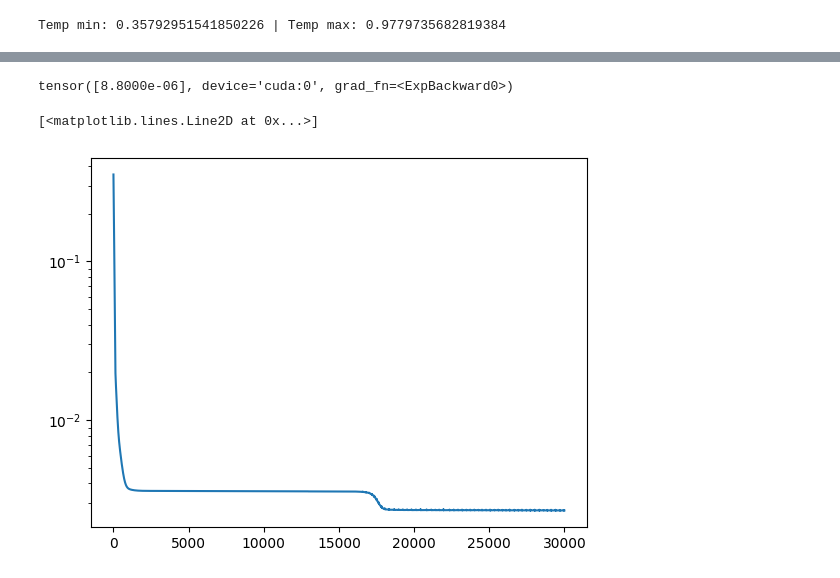
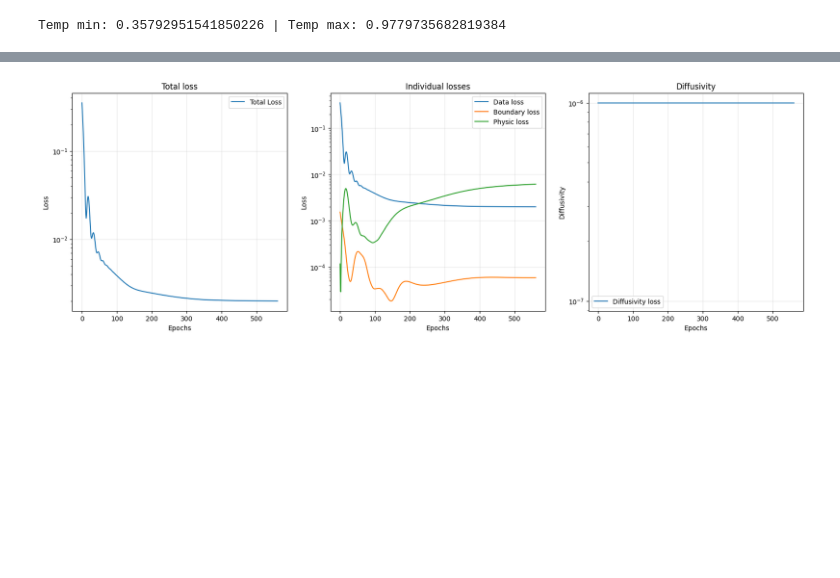
Before and after one commit to konrad-jaworski/Anisotropic_diffusivity_2, a Jupyter notebook: Experiment_with_1D_solution.ipynb, the cells around one changed output, grey strips where cells are left out. Saved outputs shown, nothing was run; the diff lists cells and outputs as text; code cells hidden in the pictures; blank space fills up the shorter version.

```diff
--- a/Experiment_with_1D_solution.ipynb
+++ b/Experiment_with_1D_solution.ipynb
@@ -8,7 +8,8 @@ from tqdm import tqdm
 # %%
 device = torch.device("cuda" if torch.cuda.is_available() else "cpu")
 # %%
-data=np.load(r'C:\Users\stone\Desktop\Synthetic_data_no_defect\2025_11_18_sample_100x100x5mm_no_defect_isotropic_gaussian_heat_no_conv_cond_5.npz',allow_pickle=True)
+# data=np.load(r'C:\Users\stone\Desktop\Synthetic_data_no_defect\2025_11_18_sample_100x100x5mm_no_defect_isotropic_gaussian_heat_no_conv_cond_5.npz',allow_pickle=True)
+data=np.load(r'/Volumes/KINGSTON/Synthetic_data_no_defect/2025_11_18_sample_100x100x5mm_no_defect_isotropic_gaussian_heat_no_conv_cond_5.npz')
 # %%
 data['meta']
 # %% [output]
@@ -66,7 +67,7 @@ class FCN(nn.Module):
                             activation()]) for _ in range(N_LAYERS-1)])
         self.fce = nn.Linear(N_HIDDEN, N_OUTPUT)
 
-        self.a = nn.Parameter(torch.log(torch.tensor([a_phys], dtype=torch.float32)))
+
 
     def forward(self, x):
         x = self.fcs(x)
@@ -116,14 +117,19 @@ log_bnd_losses=[]
 log_pde_losses=[]
 log_a=[]
 
+# We assume our starting point to be somewhere here
+a_phys=1e-6
+a = torch.log(torch.tensor([a_phys], dtype=torch.float32))
+a=a.to(device)
 
-optimiser=optim.Adam(pinn.parameters(),lr=1e-4)
+optimiser=optim.Adam(pinn.parameters(),lr=1e-3)
+
 for i in tqdm(range(n_epoch)):
   optimiser.zero_grad()
 
   # compute each term of the PINN loss function above
   # using the following hyperparameters
-  lambda1, lambda2, lambda3 = 1, 1e-1, 1.0
+  lambda1, lambda2, lambda3 = 1, 1e-1, 1e-4
 
   # Calculate boundary loss data
   u_p=pinn(X)
@@ -143,7 +149,7 @@ for i in tqdm(range(n_epoch)):
 
   u_coll_xx=torch.autograd.grad(u_coll_x,X_coll,torch.ones_like(u_coll_x),create_graph=True)[0][:,1].view(-1,1)
 
-  a_actual=torch.exp(pinn.a)
+  a_actual=torch.exp(a)
   f=u_coll_t-a_actual*u_coll_xx
   loss3=torch.mean(f**2)
 
@@ -183,9 +179,29 @@ for i in tqdm(range(n_epoch)):
-# %%
-torch.exp(pinn.a)
-# %% [output]
-tensor([8.8000e-06], device='cuda:0', grad_fn=<ExpBackward0>)
 # %%
+plt.figure(figsize=(20,6))
+plt.subplot(1,3,1)
 plt.semilogy(log_losses, label='Total Loss')
+plt.xlabel("Epochs")
+plt.ylabel("Loss")
+plt.title("Total loss")
+plt.legend()
+plt.grid(alpha=0.3)
+
+plt.subplot(1,3,2)
+plt.semilogy(log_data_losses, label='Data loss')
+plt.semilogy(log_bnd_losses, label='Boundary loss')
+plt.semilogy(log_pde_losses, label='Physic loss')
+plt.xlabel("Epochs")
+plt.ylabel("Loss")
+plt.title("Individual losses")
+plt.legend()
+plt.grid(alpha=0.3)
+
+plt.subplot(1,3,3)
+plt.semilogy(log_a, label='Diffusivity loss')
+plt.xlabel("Epochs")
+plt.ylabel("Diffusivity")
+plt.title("Diffusivity")
+plt.legend()
+plt.grid(alpha=0.3)
 # %% [output]
-[<matplotlib.lines.Line2D at 0x...>]
-[figure, old version]
+[figure, new version]
```
Also changed, not shown: parts of 5 cells of this notebook.
